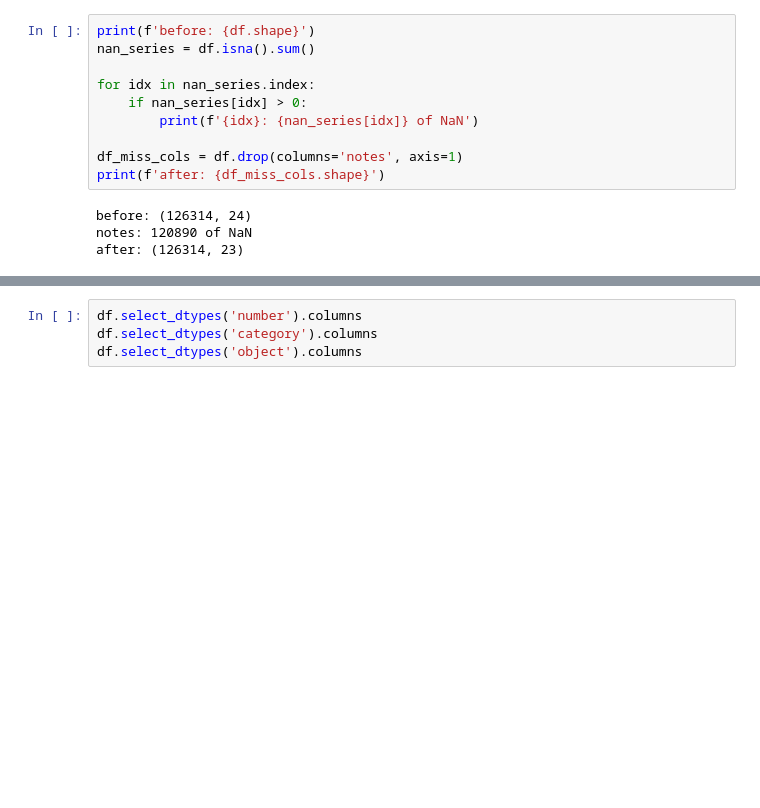
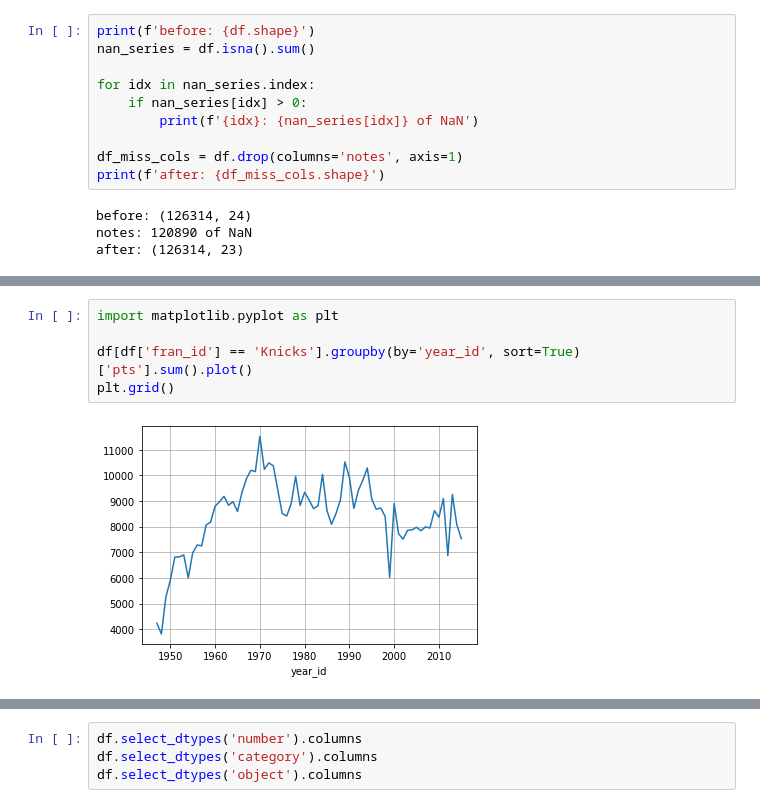
Before and after one commit to getpeped/WorkBook, a Jupyter notebook: nba_team_players.ipynb, the cells around one changed output, grey strips where cells are left out. Saved outputs shown, nothing was run; the diff lists cells and outputs as text; blank space fills up the shorter version.

```diff
--- a/nba_team_players.ipynb
+++ b/nba_team_players.ipynb
@@ -268,0 +276,7 @@ df.describe()
+# %%
+import matplotlib.pyplot as plt
+
+df[df['fran_id'] == 'Knicks'].groupby(by='year_id', sort=True)['pts'].sum().plot()
+plt.grid()
+# %% [output]
+[figure, added]
```
Also changed, not shown: parts of 10 cells of this notebook.
